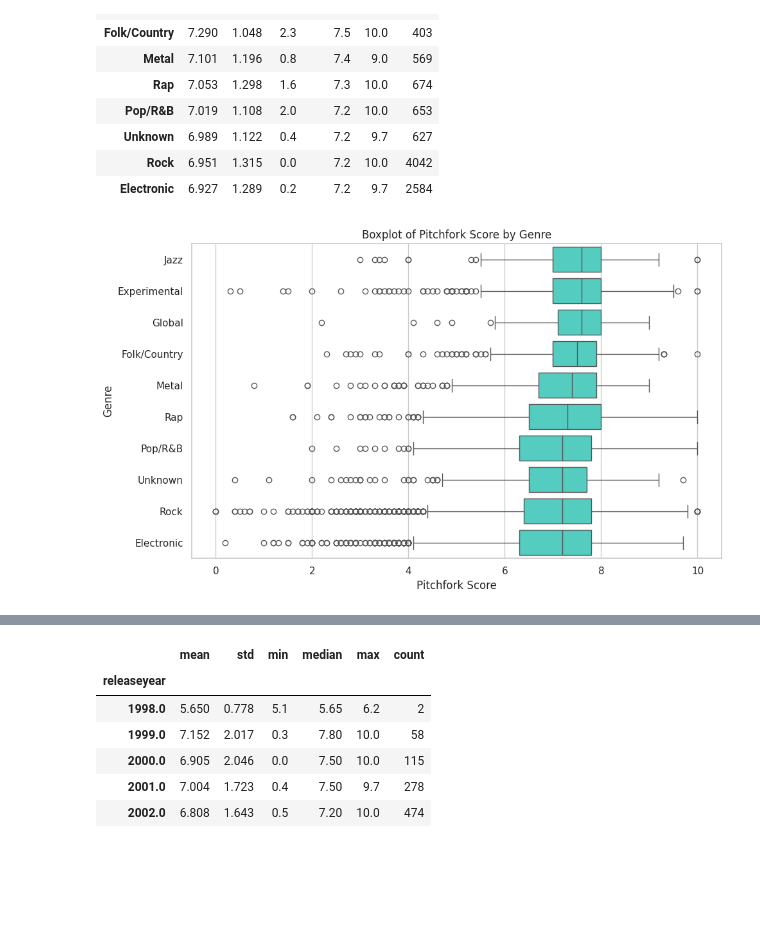
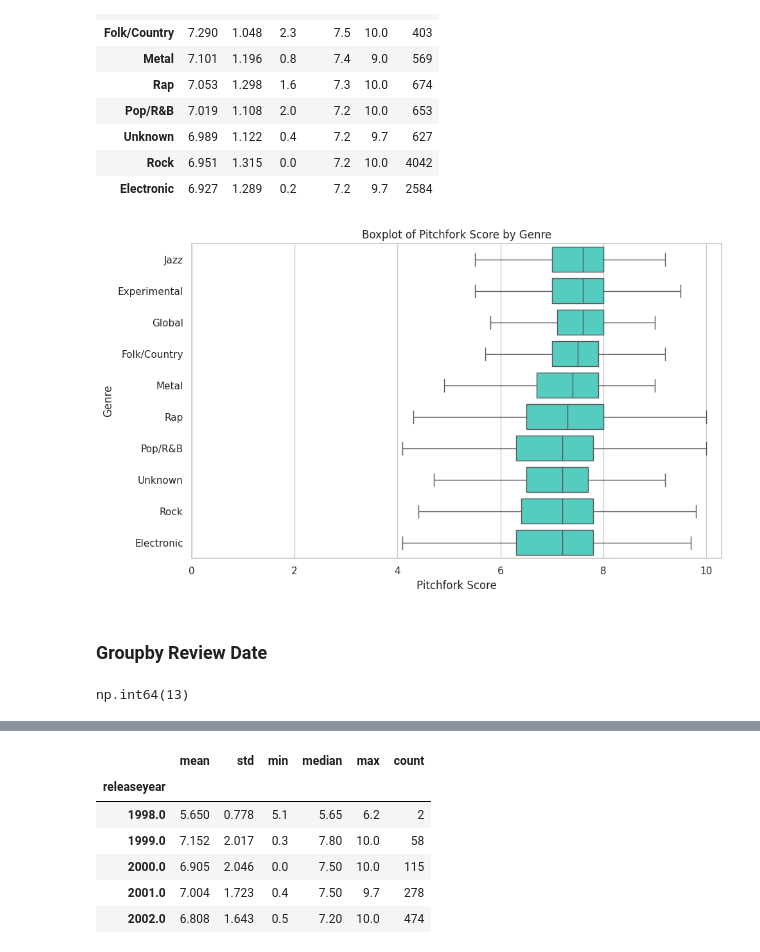
Before and after one commit to jong-nam-ahn/COS424_FinalProject, a Jupyter notebook: Initial EDA/Pitchfork_Discogs_EDA.ipynb, the cells around one changed output, grey strips where cells are left out. Cells and saved outputs as stored; diff of their text form; code cells hidden in the pictures; blank space fills up the shorter version.

```diff
--- a/Initial EDA/Pitchfork_Discogs_EDA.ipynb
+++ b/Initial EDA/Pitchfork_Discogs_EDA.ipynb
@@ -17,6 +17,8 @@ pd.set_option("display.max_columns", 20)
 pd.set_option("display.width", 120)
 # %% [markdown]
 # Overall Dataset
+# %%
+review_df['reviewdate'] = pd.to_datetime(review_df['reviewdate'])
 # %%
 review_df.info()
 # %% [output]
@@ -100,6 +98,7 @@ cols = [
     'genre',
     'reviewauthor',
     'releaseyear',
+    'reviewdate',
     'danceability',
     'energy',
     'key',
@@ -116,7 +115,7 @@ pitchfork_df = review_df[cols].copy()
 
 score_correlations = (
     pitchfork_df.corr(numeric_only=True)['score']
-    .drop('score')
+    .drop(['score', 'releaseyear'])
     .sort_values()
 )
 
@@ -182,17 +180,25 @@ genre_summary
 # %%
 plt.figure(figsize=(10, 6))
 sns.boxplot(
     data = pitchfork_df,
     x = 'score',
     y = 'genre',
-    order = genre_summary.index,
-    color = 'turquoise'
+    order = genre_summary.sort_values("median", ascending=False).index,
+    color = 'turquoise',
+    showfliers = False
 )
+plt.xlim(left = 0)
 plt.title('Boxplot of Pitchfork Score by Genre')
 plt.xlabel('Pitchfork Score')
 plt.ylabel('Genre')
 
 plt.tight_layout()
 plt.show()
 # %% [output]
-[figure, old version]
+[figure, new version]
+# %% [markdown]
+### Groupby Review Date
+# %%
+(pitchfork_df['reviewdate'].dt.year - pitchfork_df['releaseyear'] > 1).sum()
+# %% [output]
+np.int64(13)
```
Also changed, not shown: parts of 46 cells of this notebook.
